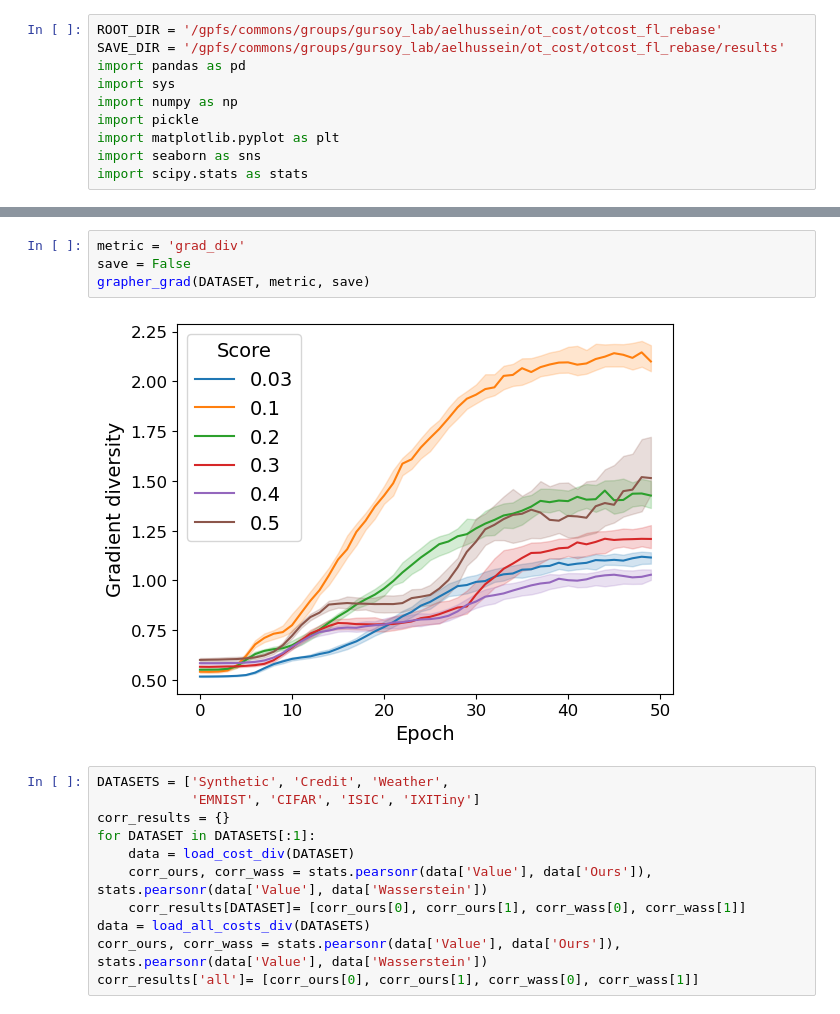
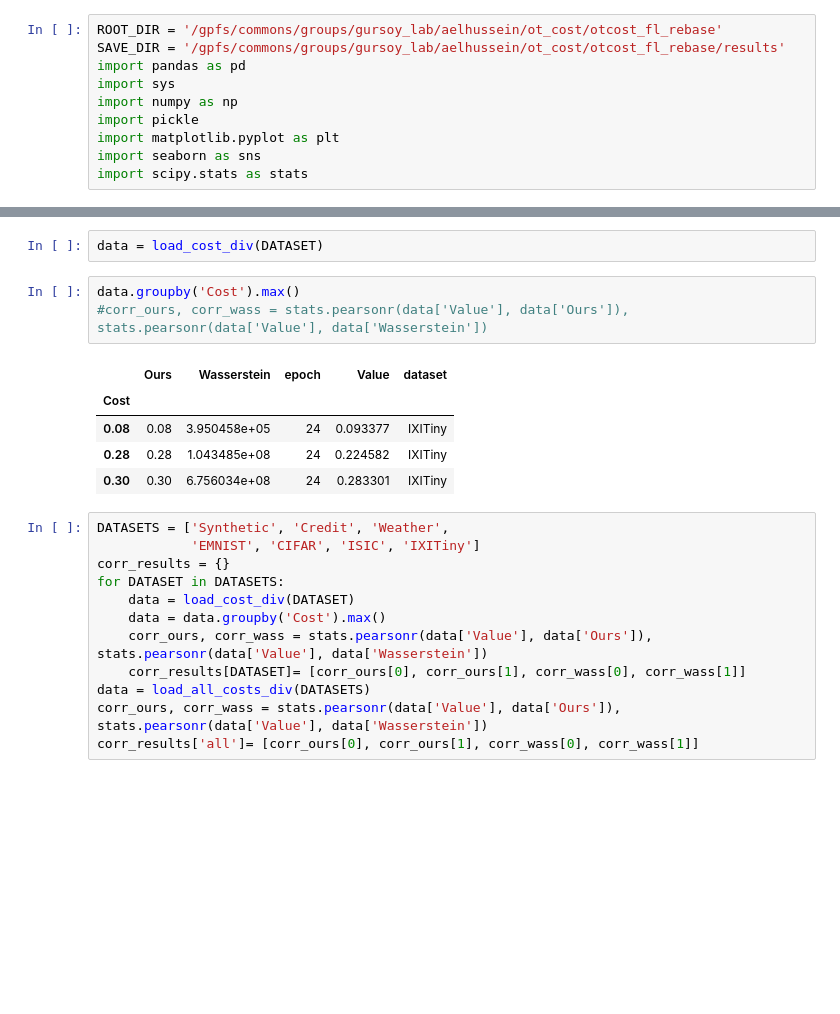
Before and after one commit to G2Lab/ot_cost, a Jupyter notebook: divergence_metrics/divergence_metrics.ipynb, the cells around one changed output, grey strips where cells are left out. Saved outputs shown, nothing was run; the diff lists cells and outputs as text; blank space fills up the shorter version.

```diff
--- a/divergence_metrics/divergence_metrics.ipynb
+++ b/divergence_metrics/divergence_metrics.ipynb
@@ -75,15 +76,21 @@ grapher_grad(DATASET, metric, save)
-# %%
-metric = 'grad_div'
-save = False
-grapher_grad(DATASET, metric, save)
-# %% [output]
-[figure, removed]
+# %%
+data = load_cost_div(DATASET)
+# %%
+data.groupby('Cost').max()
+#corr_ours, corr_wass = stats.pearsonr(data['Value'], data['Ours']), stats.pearsonr(data['Value'], data['Wasserstein'])
+# %% [output]
+|  | Ours | Wasserstein | epoch | Value | dataset |
+| Cost |  |  |  |  |  |
+| 0.08 | 0.08 | 3.950458e+05 | 24 | 0.093377 | IXITiny |
+| 0.28 | 0.28 | 1.043485e+08 | 24 | 0.224582 | IXITiny |
+| 0.30 | 0.30 | 6.756034e+08 | 24 | 0.283301 | IXITiny |
 # %%
 DATASETS = ['Synthetic', 'Credit', 'Weather',
             'EMNIST', 'CIFAR', 'ISIC', 'IXITiny']
 corr_results = {}
-for DATASET in DATASETS[:1]:
+for DATASET in DATASETS:
     data = load_cost_div(DATASET)
+    data = data.groupby('Cost').max()
     corr_ours, corr_wass = stats.pearsonr(data['Value'], data['Ours']), stats.pearsonr(data['Value'], data['Wasserstein'])
     corr_results[DATASET]= [corr_ours[0], corr_ours[1], corr_wass[0], corr_wass[1]]
 data = load_all_costs_div(DATASETS)
```
Also changed, not shown: parts of 6 cells of this notebook, 3 other files.
